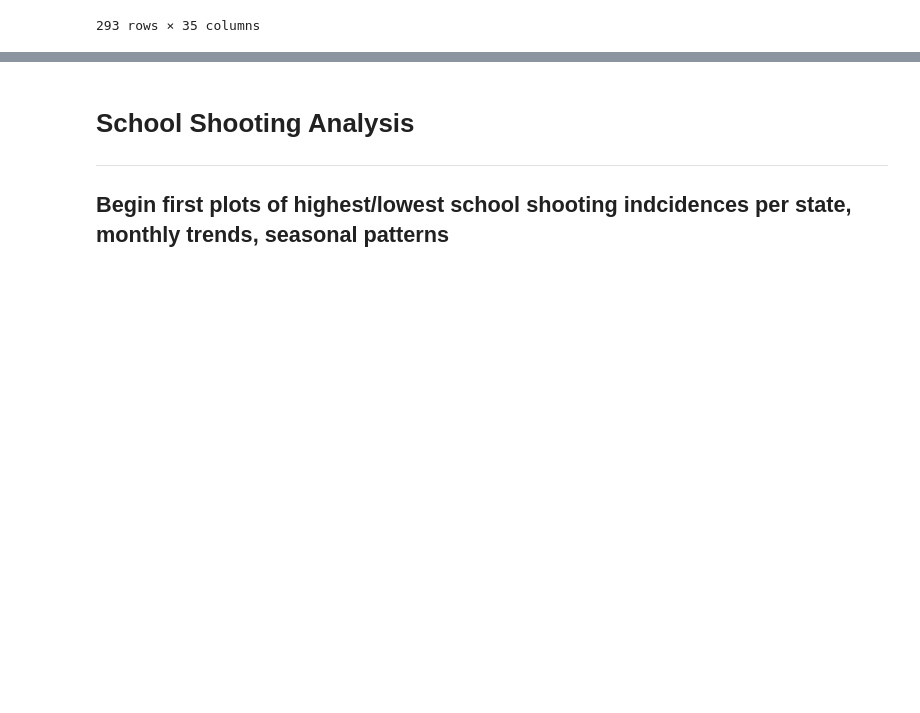
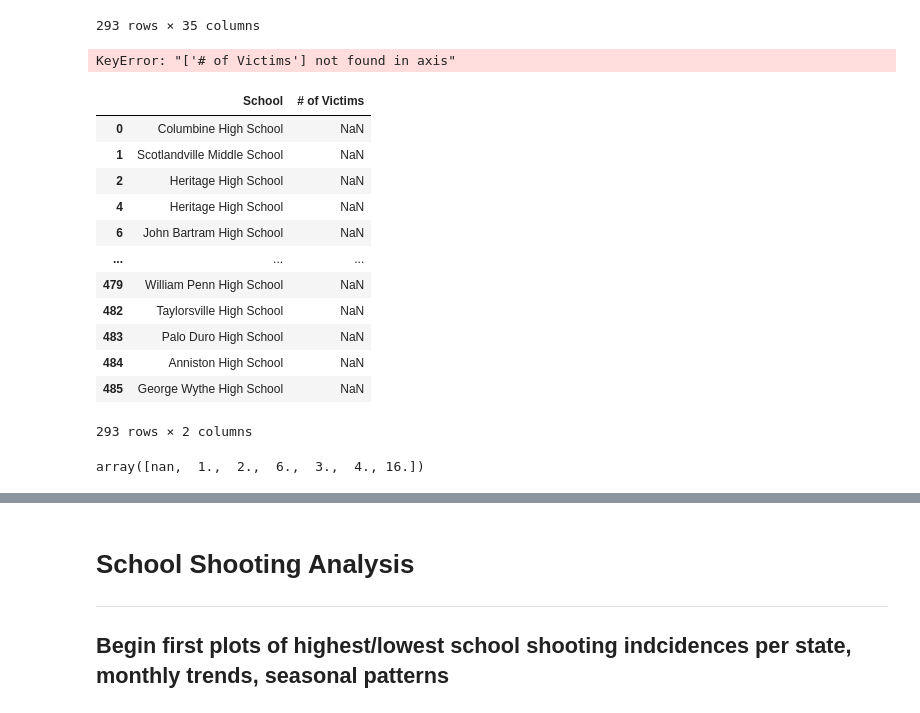
Before and after one commit to LeviEzra1/Project1_team4, a Jupyter notebook: Adriel_analysis/dataset_draft.ipynb, the cells around one changed output, grey strips where cells are left out. Drawn from its saved outputs; the diff is of its cells as text; code cells hidden in the pictures; blank space fills up the shorter version.

```diff
--- a/Adriel_analysis/dataset_draft.ipynb
+++ b/Adriel_analysis/dataset_draft.ipynb
@@ -332,3 +373,27 @@ Full_SchoolS_df_copy
 | 484 | 381 | 33.661200 | -85.820000 | Anniston High School | Anniston | Alabama | 2023 | 2023-03-22 | Spring | NaN | ... | ... |
 | 485 | 383 | 37.510274 | -77.483075 | George Wythe High School | Richmond | Virginia | 2023 | 2023-04-27 | Spring | NaN | ... | ... |
 293 rows × 35 columns
+# %%
+Full_SchoolS_df_copy = Full_SchoolS_df_copy.drop(['# of Victims'])
+# %% [output]
+KeyError: "['# of Victims'] not found in axis"
+# %%
+Full_SchoolS_df_copy[['School', '# of Victims']]
+# %% [output]
+|  | School | # of Victims |
+| 0 | Columbine High School | NaN |
+| 1 | Scotlandville Middle School | NaN |
+| 2 | Heritage High School | NaN |
+| 4 | Heritage High School | NaN |
+| 6 | John Bartram High School | NaN |
+| ... | ... | ... |
+| 479 | William Penn High School | NaN |
+| 482 | Taylorsville High School | NaN |
+| 483 | Palo Duro High School | NaN |
+| 484 | Anniston High School | NaN |
+| 485 | George Wythe High School | NaN |
+293 rows × 2 columns
+# %%
+Full_SchoolS_df_copy['# of Victims'].unique()
+# %% [output]
+array([nan,  1.,  2.,  6.,  3.,  4., 16.])
```
Also changed, not shown: parts of 6 cells of this notebook, 1 other file.
